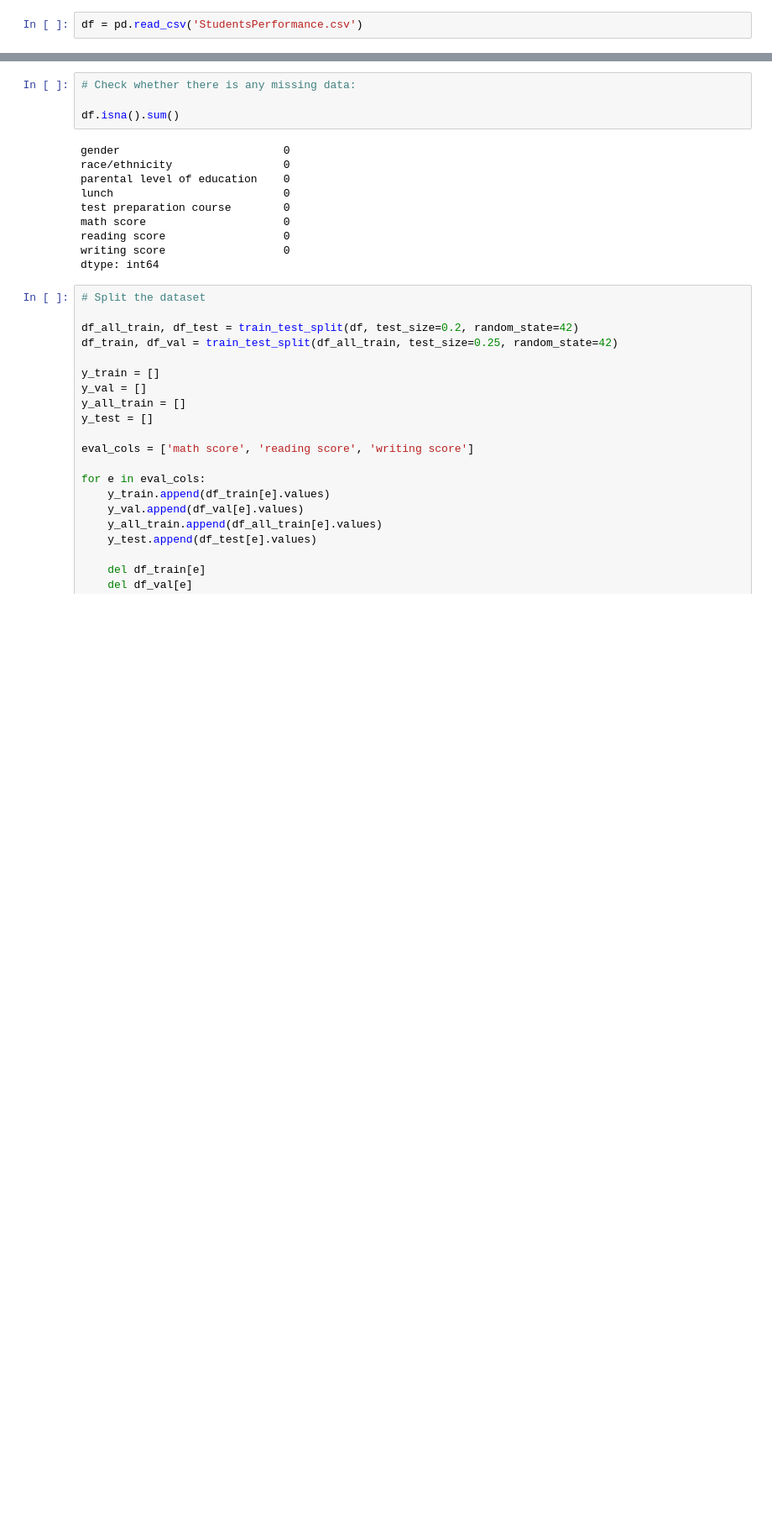
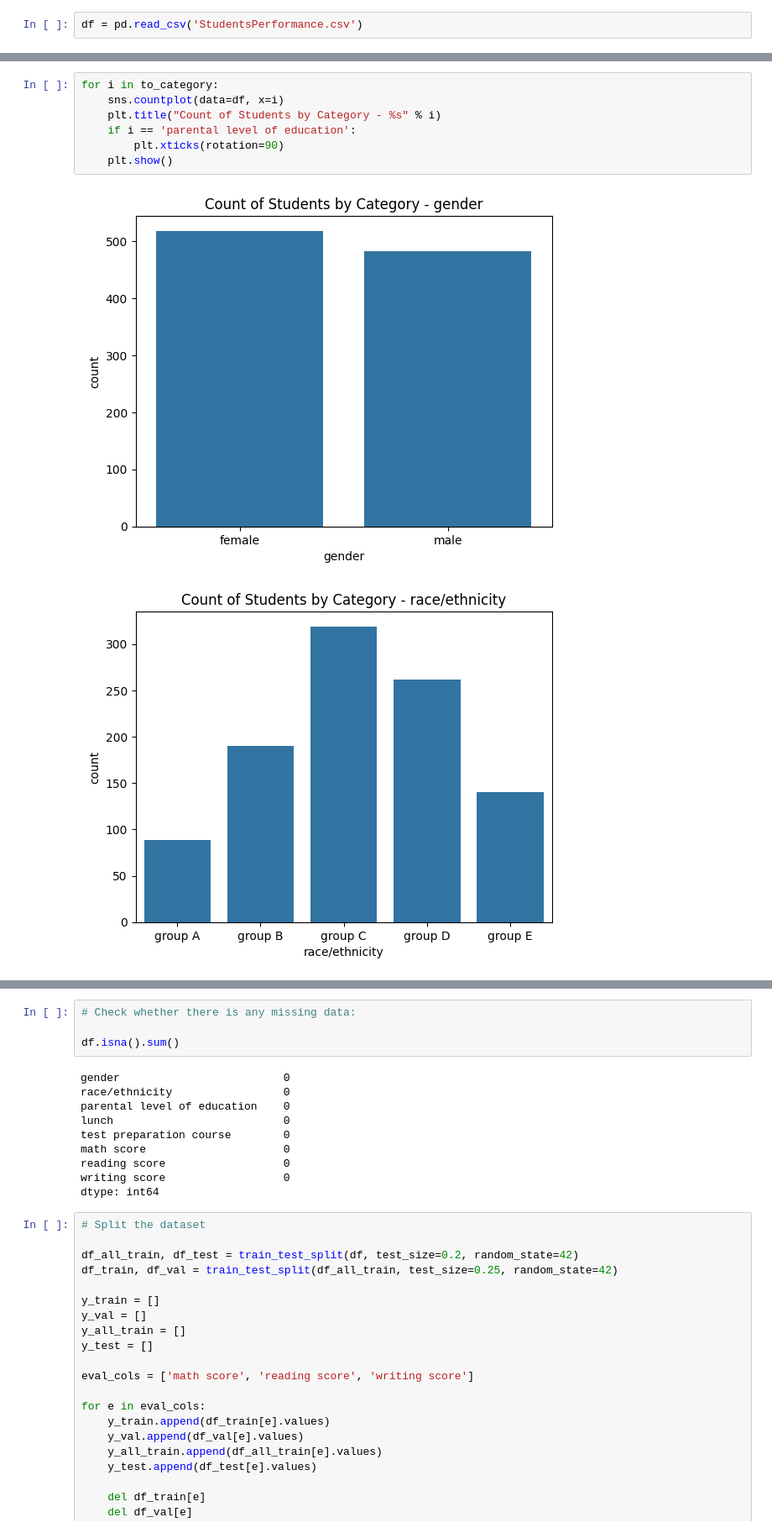
Before and after one commit to nebellleben/machine-learning-zoomcamp, a Jupyter notebook: midterm-project/notebook.ipynb, the cells around one changed output, grey strips where cells are left out. Shown: that part at 84% size. Drawn from its saved outputs; the diff is of its cells as text; blank space fills up the shorter version.

```diff
--- a/midterm-project/notebook.ipynb
+++ b/midterm-project/notebook.ipynb
@@ -47,0 +165,10 @@ print(df.head())
+# %%
+for i in to_category:
+    sns.countplot(data=df, x=i)
+    plt.title("Count of Students by Category - %s" % i)
+    if i == 'parental level of education':
+        plt.xticks(rotation=90)
+    plt.show()
+# %% [output]
+[figure, added]
+[figure, added]
```
Also changed, not shown: parts of 16 cells of this notebook.
